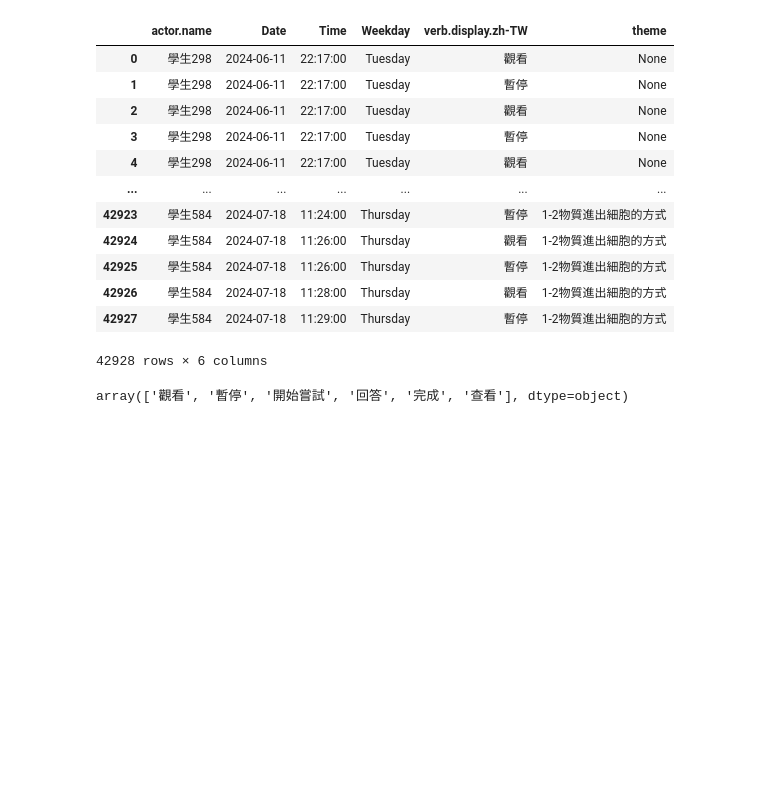
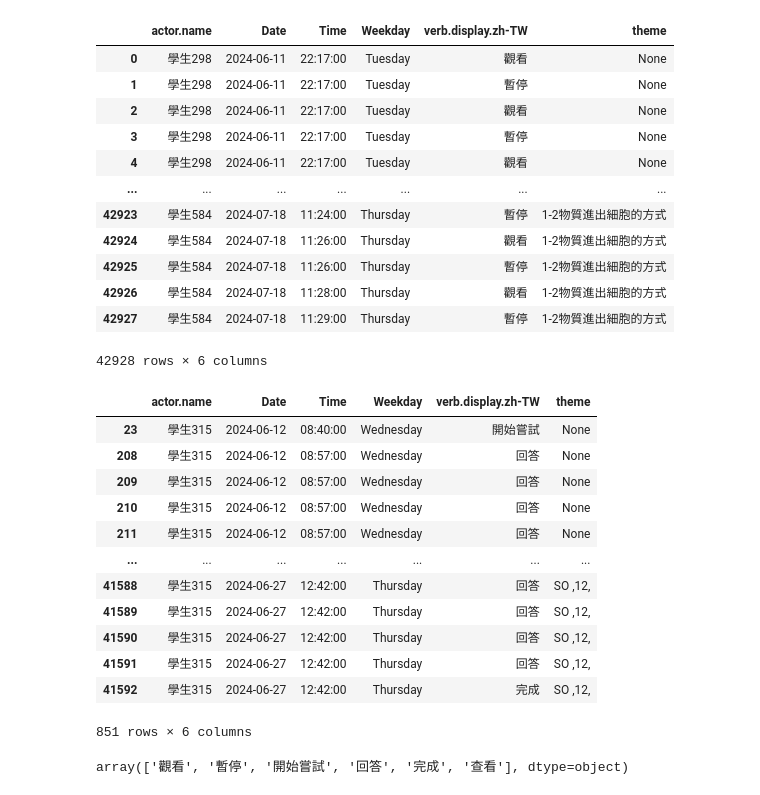
Before and after one commit to peculab/EduData, a Jupyter notebook: Example3_TimeSeries.ipynb, the cells around one changed output. Cells and saved outputs as stored; diff of their text form; code cells hidden in the pictures; blank space fills up the shorter version.

```diff
--- a/Example3_TimeSeries.ipynb
+++ b/Example3_TimeSeries.ipynb
@@ -101,3 +102,19 @@ video_activity_info
+# %%
+video_activity_info[video_activity_info['actor.name'] == '學生315']
+# %% [output]
+|  | actor.name | Date | Time | Weekday | verb.display.zh-TW | theme |
+| 23 | 學生315 | 2024-06-12 | 08:40:00 | Wednesday | 開始嘗試 | None |
+| 208 | 學生315 | 2024-06-12 | 08:57:00 | Wednesday | 回答 | None |
+| 209 | 學生315 | 2024-06-12 | 08:57:00 | Wednesday | 回答 | None |
+| 210 | 學生315 | 2024-06-12 | 08:57:00 | Wednesday | 回答 | None |
+| 211 | 學生315 | 2024-06-12 | 08:57:00 | Wednesday | 回答 | None |
+| ... | ... | ... | ... | ... | ... | ... |
+| 41588 | 學生315 | 2024-06-27 | 12:42:00 | Thursday | 回答 | SO ,12, |
+| 41589 | 學生315 | 2024-06-27 | 12:42:00 | Thursday | 回答 | SO ,12, |
+| 41590 | 學生315 | 2024-06-27 | 12:42:00 | Thursday | 回答 | SO ,12, |
+| 41591 | 學生315 | 2024-06-27 | 12:42:00 | Thursday | 回答 | SO ,12, |
+| 41592 | 學生315 | 2024-06-27 | 12:42:00 | Thursday | 完成 | SO ,12, |
+851 rows × 6 columns
 # %%
 distinct_types = video_activity_info['verb.display.zh-TW'].unique()
 # %%
```
Also changed, not shown: parts of 14 cells of this notebook.
